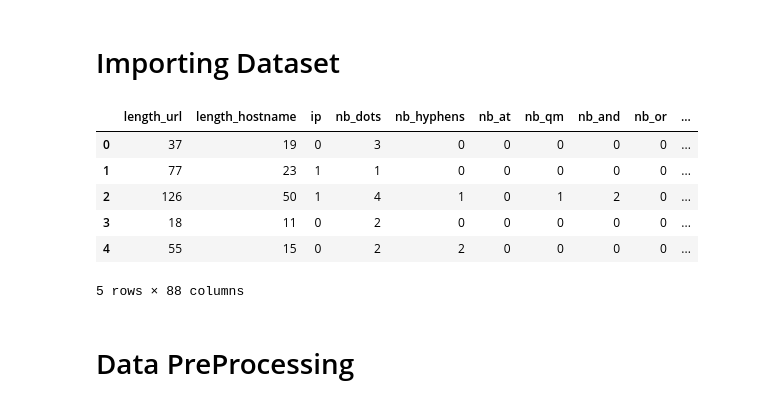
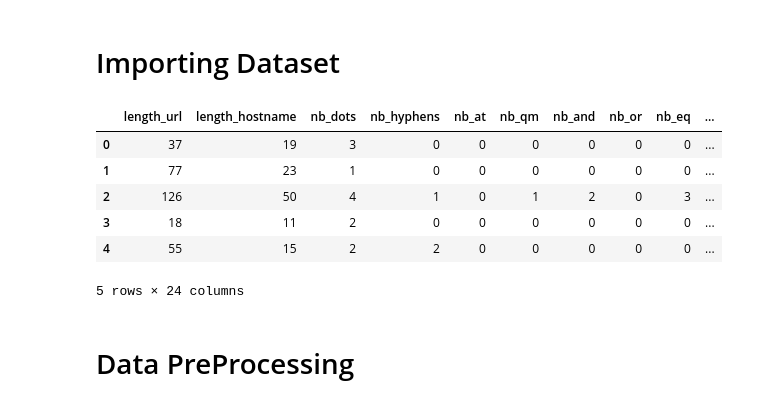
Before and after one commit to Abhilakshya627/Phishing-Website-Detection, a Jupyter notebook: Model/model.ipynb, the cells around one changed output. Drawn from its saved outputs; the diff is of its cells as text; code cells hidden in the pictures.

Commit message:
made changes to Dataset and model

```diff
--- a/Model/model.ipynb
+++ b/Model/model.ipynb
@@ -16,17 +18,17 @@ import joblib
 # %% [markdown]
 # Importing Dataset
 # %%
-df=pd.read_csv('https://raw.githubusercontent.com/Abhilakshya627/Phising-Website-Detection/refs/heads/main/Dataset/archive/dataset_phishing.csv')
+df=pd.read_csv('data.csv')
 df=df.drop(['url'],axis=1) #dropping the url column
 df.head()
 # %% [output]
-|  | length_url | length_hostname | ip | nb_dots | nb_hyphens | nb_at | nb_qm | nb_and | nb_or | ... |
-| 0 | 37 | 19 | 0 | 3 | 0 | 0 | 0 | 0 | 0 | ... |
-| 1 | 77 | 23 | 1 | 1 | 0 | 0 | 0 | 0 | 0 | ... |
-| 2 | 126 | 50 | 1 | 4 | 1 | 0 | 1 | 2 | 0 | ... |
-| 3 | 18 | 11 | 0 | 2 | 0 | 0 | 0 | 0 | 0 | ... |
-| 4 | 55 | 15 | 0 | 2 | 2 | 0 | 0 | 0 | 0 | ... |
+|  | length_url | length_hostname | nb_dots | nb_hyphens | nb_at | nb_qm | nb_and | nb_or | nb_eq | ... |
+| 0 | 37 | 19 | 3 | 0 | 0 | 0 | 0 | 0 | 0 | ... |
+| 1 | 77 | 23 | 1 | 0 | 0 | 0 | 0 | 0 | 0 | ... |
+| 2 | 126 | 50 | 4 | 1 | 0 | 1 | 2 | 0 | 3 | ... |
+| 3 | 18 | 11 | 2 | 0 | 0 | 0 | 0 | 0 | 0 | ... |
+| 4 | 55 | 15 | 2 | 2 | 0 | 0 | 0 | 0 | 0 | ... |
-5 rows × 88 columns
+5 rows × 24 columns
 # %% [markdown]
 # Data PreProcessing
 # %% [markdown]
```
Also changed, not shown: parts of 16 cells of this notebook, 15 other files.
